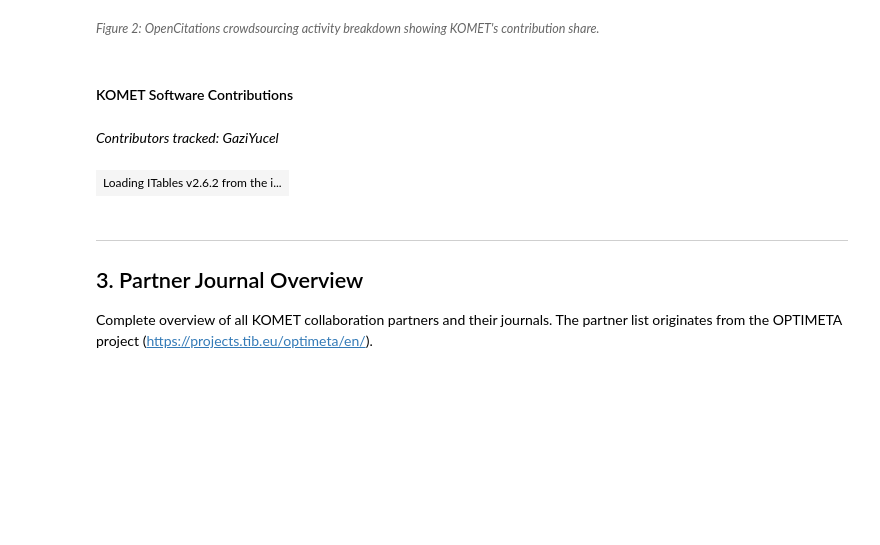
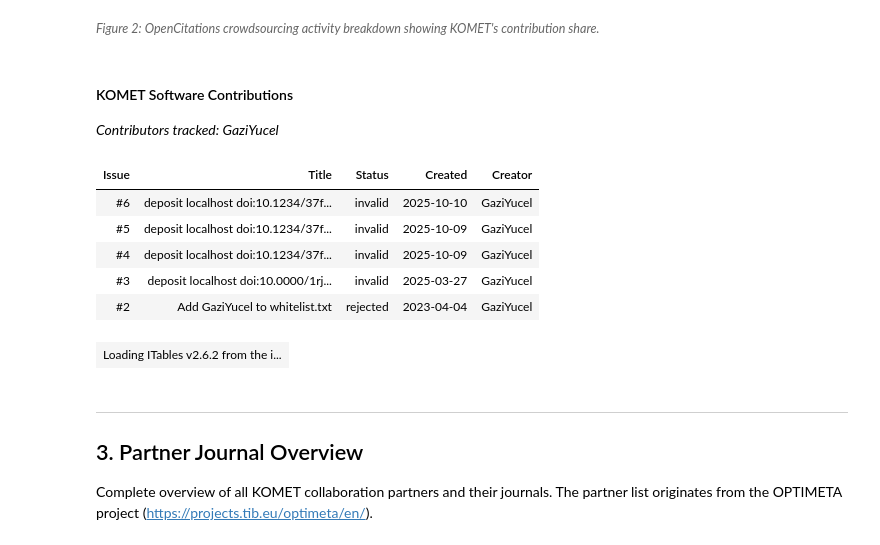
Before and after one commit to GeoinformationSystems/komet-report, a Jupyter notebook: komet_evaluation.ipynb, the cells around one changed output. Cells and saved outputs as stored; diff of their text form; code cells hidden in the pictures; blank space fills up the shorter version.

```diff
--- a/komet_evaluation.ipynb
+++ b/komet_evaluation.ipynb
@@ -79,0 +55,14 @@ Update Frequency: Monthly (1st of each month)
+# %%
+# Table display helper for HTML and PDF export
+from IPython.display import display, HTML, Markdown
+
+def show_table(df, caption=None, index=False):
+    """
+    Display DataFrame as HTML table with optional caption.
+    For PDF export via markdown, tables are converted by nbconvert.
+    Links in cells should use HTML <a> tags for proper rendering.
+    """
+    html = df.to_html(escape=False, index=index, classes='dataframe table')
+    if caption:
+        html = f"<p><strong>{caption}</strong></p>\n{html}"
+    display(HTML(html))
@@ -487,27 +511,38 @@ Figure 2: OpenCitations crowdsourcing activity breakdown showing KOMET's contrib
 # %%
 # Display KOMET contributions table
 if komet_issues:
     komet_table_data = []
     for issue in komet_issues:
         parsed = kh.parse_opencitations_issue(issue)
         komet_table_data.append({
             'Issue': f'<a href="{parsed["url"]}" target="_blank">#{parsed["issue_number"]}</a>',
             'Title': parsed['title'][:50] + ('...' if len(parsed['title']) > 50 else ''),
             'Status': parsed['status'],
             'Created': parsed['created_at'][:10],
             'Creator': parsed['creator']
         })
 
     df_komet = pd.DataFrame(komet_table_data)
-    display(HTML('<h4>KOMET Software Contributions</h4>'))
-    display(HTML(f'<p><em>Contributors tracked: {", ".join(kh.KOMET_CONTRIBUTORS)}</em></p>'))
-    show(df_komet, classes="display compact")
+    display(Markdown(f'''
+#### KOMET Software Contributions
+
+*Contributors tracked: {", ".join(kh.KOMET_CONTRIBUTORS)}*
+'''))
+    show_table(df_komet)
 else:
-    display(HTML('<p><em>No KOMET contributions found yet.</em></p>'))
+    display(Markdown('*No KOMET contributions found yet.*'))
 # %% [output]
-KOMET Software Contributions
-Contributors tracked: GaziYucel
+
+#### KOMET Software Contributions
+
+*Contributors tracked: GaziYucel*
-| Loading ITables v2.6.2 from the i... |
+| Issue | Title | Status | Created | Creator |
+| #6 | deposit localhost doi:10.1234/37f... | invalid | 2025-10-10 | GaziYucel |
+| #5 | deposit localhost doi:10.1234/37f... | invalid | 2025-10-09 | GaziYucel |
+| #4 | deposit localhost doi:10.1234/37f... | invalid | 2025-10-09 | GaziYucel |
+| #3 | deposit localhost doi:10.0000/1rj... | invalid | 2025-03-27 | GaziYucel |
+| #2 | Add GaziYucel to whitelist.txt | rejected | 2023-04-04 | GaziYucel |
+| Loading ITables v2.6.2 from the i... |
 # %% [markdown]
 ---
 
```
Also changed, not shown: parts of 17 cells of this notebook, 10 other files.
